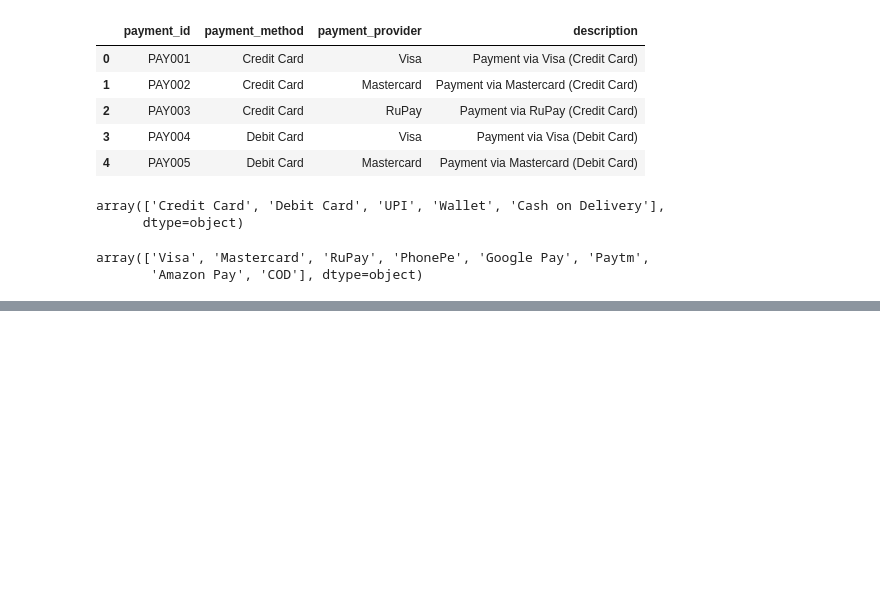
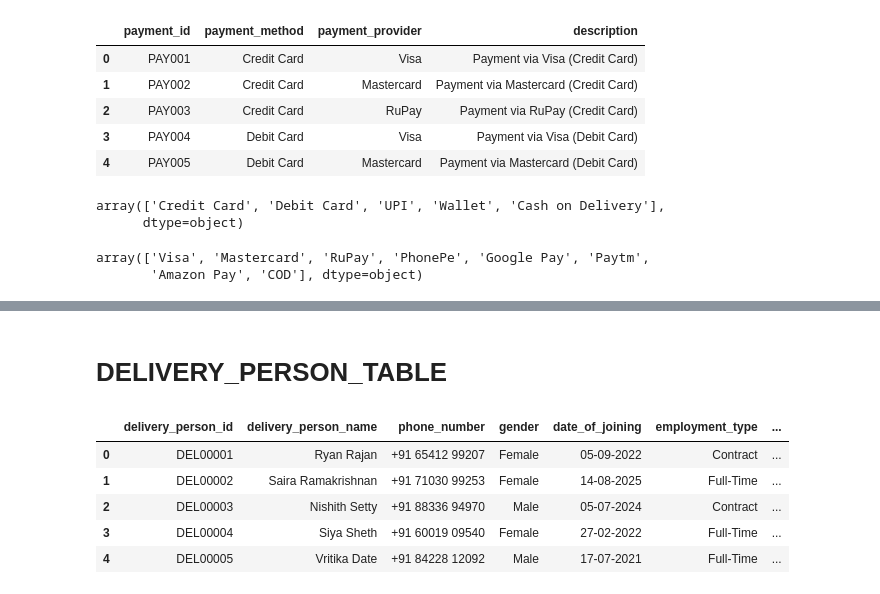
Before and after one commit to BhupathiTharun/Supply-chain-data-warehouse, a Jupyter notebook: notebooks/02_Data_Cleaning.ipynb, the cells around one changed output, grey strips where cells are left out. Cells and saved outputs as stored; diff of their text form; code cells hidden in the pictures; blank space fills up the shorter version.

```diff
--- a/notebooks/02_Data_Cleaning.ipynb
+++ b/notebooks/02_Data_Cleaning.ipynb
@@ -1144,0 +1387,12 @@ array(['Visa', 'Mastercard', 'RuPay', 'PhonePe', 'Google Pay', 'Paytm',
+# %% [markdown]
+# DELIVERY_PERSON_TABLE
+# %%
+delivery=pd.read_csv(r"D:\Data Analyst\EXCEL\supplychain\DIM_DELIVERY_PERSON.csv")
+delivery.head()
+# %% [output]
+|  | delivery_person_id | delivery_person_name | phone_number | gender | date_of_joining | employment_type | ... |
+| 0 | DEL00001 | Ryan Rajan | +91 65412 99207 | Female | 05-09-2022 | Contract | ... |
+| 1 | DEL00002 | Saira Ramakrishnan | +91 71030 99253 | Female | 14-08-2025 | Full-Time | ... |
+| 2 | DEL00003 | Nishith Setty | +91 88336 94970 | Male | 05-07-2024 | Contract | ... |
+| 3 | DEL00004 | Siya Sheth | +91 60019 09540 | Female | 27-02-2022 | Full-Time | ... |
+| 4 | DEL00005 | Vritika Date | +91 84228 12092 | Male | 17-07-2021 | Full-Time | ... |
```
Also changed, not shown: parts of 65 cells of this notebook.
